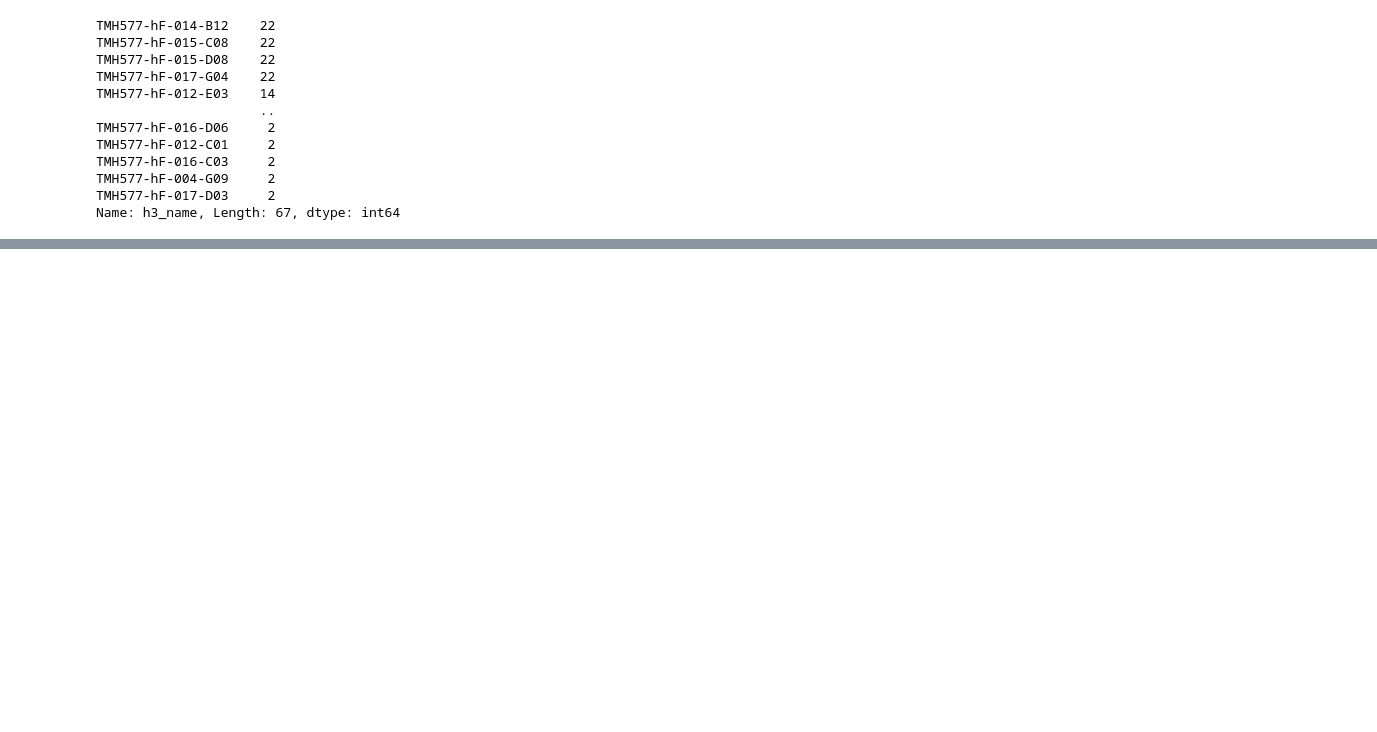
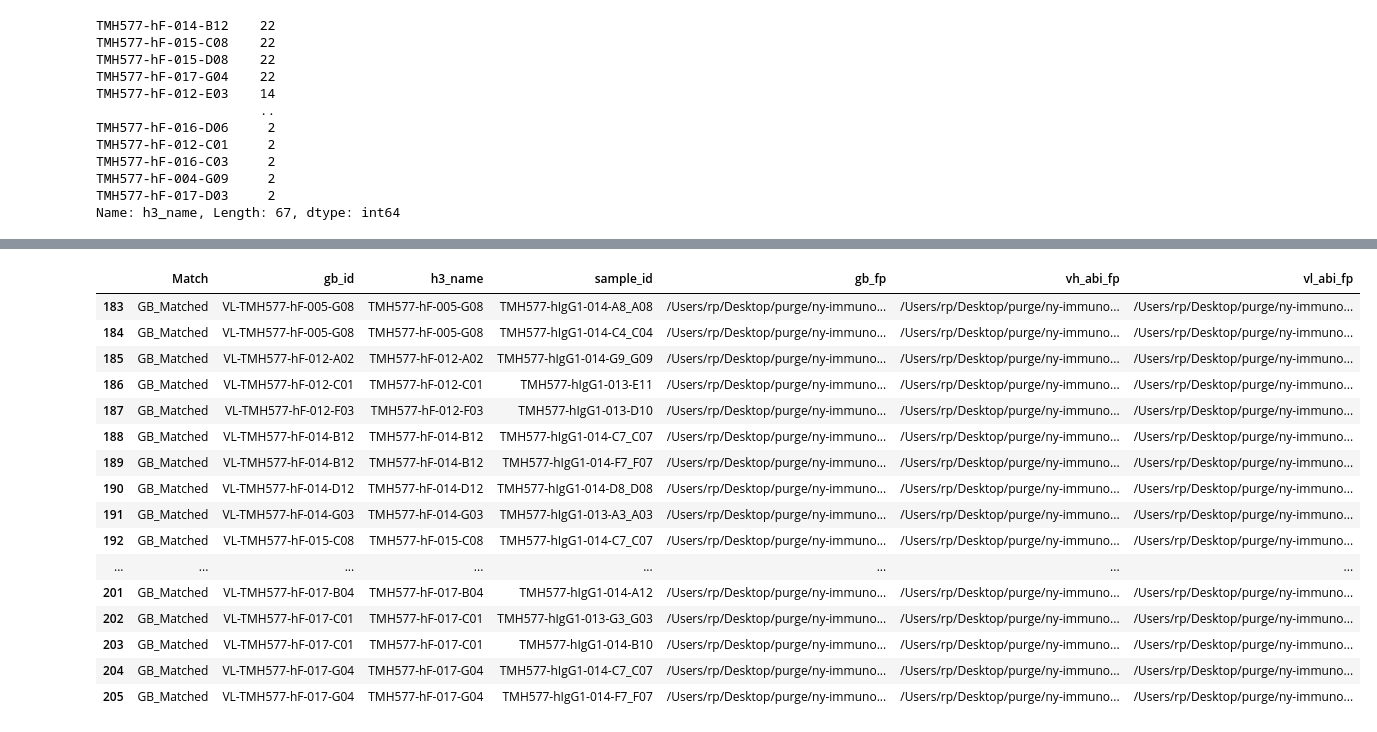
Before and after one commit to rosaak/ny-immuno-sanger, a Jupyter notebook: nbs2/run_with_new_data_RP_01.ipynb, the cells around one changed output, grey strips where cells are left out. Drawn from its saved outputs; the diff is of its cells as text; code cells hidden in the pictures; blank space fills up the shorter version.

```diff
--- a/nbs2/run_with_new_data_RP_01.ipynb
+++ b/nbs2/run_with_new_data_RP_01.ipynb
@@ -49,7 +63,7 @@ res_dir_vl = checking_dirs(f"{results_dir}/{pat_vl}", log, log_msg=True, create_
 # %%
 log.info("\nCHECKING THE AB1 FILES...")
-vh_abi_dict = {i.name.replace('.abi', '').replace(patrm_vh, '') : str(i) for i in sorted([*Path(abi_sequence_folder).glob(f"*{pat_vh}*.abi")])}
-vl_abi_dict = {i.name.replace('.abi', '').replace(patrm_vl, '') : str(i) for i in sorted([*Path(abi_sequence_folder).glob(f"*{pat_vl}*.abi")])}
+vh_abi_dict = {i.name.replace('.abi', '').replace(patrm_vh_abi, '') : str(i) for i in sorted([*Path(abi_sequence_folder).glob(f"*{pat_vh}*.abi")])}
+vl_abi_dict = {i.name.replace('.abi', '').replace(patrm_vl_abi, '') : str(i) for i in sorted([*Path(abi_sequence_folder).glob(f"*{pat_vl}*.abi")])}
 
 if len(vh_abi_dict) == len(vl_abi_dict):
     log.info(f"[+] INFO: There are {len(vh_abi_dict)} abi files in the abi sequence folder")
@@ -72,3 +90,31 @@ h3_dict = df.set_index('name', drop=True).to_dict().get('h3_nt')
+# %%
+def find_match_on_all_h3probes_v2(log: logging, h3_dict: dict,  d: SeqIO.SeqRecord, sample:str, vh_abi_dict: dict, vl_abi_dict: dict) -> list:
+    """
+    Returns: [orientation of match, h3_probe_name, sample_id, vh_abi_dp, vl_abi_fp, probe_seq, seq_record, abi_seq, trimmed_seq, trimmed_seq_qual]
+    inputs
+    log: logger
+    h3_dict: dictionary containing h3_name and probe_name
+    d: Sequence Record from the abi file
+    sample: sample id - comes from sample_ids
+    vh_abi_dict: dictionary containing vh names and full file path
+    vl_abi_dict: dictionary containing vl names and full file path
+    """
+    results = []
+    for h3key, h3val in h3_dict.items():
+        d_trimmed, d_trimquallst = get_trimmed_seq_record(d, get_quality=True)
+        seq_f = get_seq_from_record(d, reverse=False)
+        seq_r = get_seq_from_record(d, reverse=True)
+        vh_fn = vh_abi_dict.get(sample)
+        vl_fn = vl_abi_dict.get(sample)
+        if h3val in seq_f:
+            log.info(f"[+] PROBE_MATCHING: Forward_Strand_Match|{h3key}|{sample}|{vh_fn}|{vl_fn}")
+            results.append(["Forward_Strand_Match", h3key, sample, vh_fn, vl_fn, h3val, d, seq_f, d_trimmed, d_trimquallst])
+        elif h3val in seq_r:
+            log.info(f"[+] PROBE_MATCHING: Reverse_Strand_Match|{h3key}|{sample}|{vh_fn}|{vl_fn}")
+            results.append(["Reverse_Strand_Match", h3key, sample, vh_fn, vl_fn, h3val, d, seq_r, d_trimmed, d_trimquallst])
+        else:
+            pass
+    return(results)
 # %%
 # this loop  iternate through all the sample ids and find_match_on_all_h3probes function search for the probe on the normal seq and the rev complemented seq
 # if there is a match which will be returened as a list
@@ -78,19 +124,20 @@ result_vh, result_vl = [], []
 for sample in sample_ids:
     # print(f">>{sample}")
     _vhabi, _vlabi = get_abi_file_path(key=sample, vh_abi_dict=vh_abi_dict, vl_abi_dict=vl_abi_dict)
-    vh_d, vh_dtrim, vh_dqtrimlst = get_seqobj_from_abi(_vhabi)
-    vl_d, vl_dtrim, vl_dqtrimlst = get_seqobj_from_abi(_vlabi)
+    vh_d = get_seqobj_from_abi(_vhabi)  # returns a seq record obj of VH
+    vl_d = get_seqobj_from_abi(_vlabi)  # returns a seq record obj of VL
 
     # matching each probe on  VH and VL - normal and revcomp sequence
-    vh_prob_search = find_match_on_all_h3probes(log, h3_dict, vh_d, sample, vh_abi_dict, vl_abi_dict)
-    vl_prob_search = find_match_on_all_h3probes(log, h3_dict, vl_d, sample, vh_abi_dict, vl_abi_dict)
+    vh_prob_search = find_match_on_all_h3probes_v2(log, h3_dict, vh_d, sample, vh_abi_dict, vl_abi_dict)
+    vl_prob_search = find_match_on_all_h3probes_v2(log, h3_dict, vl_d, sample, vh_abi_dict, vl_abi_dict)
+
     if len(vh_prob_search) >=1:
         result_vh.append(vh_prob_search)
     if len(vl_prob_search) >=1:
         result_vl.append(vl_prob_search)
 log.info(f"\nFINISH ITERATING THROUGH EACH SAMPLE ID")
 # if vh and vl ids match then copy the files to a new place
-colnames=["Match","h3_name","sample_id","vh_abi_fp","vl_abi_fp","probe_seq", "abi_seq", "seq_record"]
+colnames=["Match","h3_name","sample_id","vh_abi_fp","vl_abi_fp","probe_seq", "seq_record", "abi_seq", "trimmed_seq", "trimmed_seq_qual"]
 df_vh = pd.DataFrame(chain.from_iterable(result_vh))
 df_vl = pd.DataFrame(chain.from_iterable(result_vl))
 df_vh.columns, df_vl.columns = colnames, colnames
@@ -285,0 +613,20 @@ gb_h3_matched_df
+# %%
+df_vl
+# %% [output]
+|  | Match | gb_id | h3_name | sample_id | gb_fp | vh_abi_fp | vl_abi_fp |
+| 183 | GB_Matched | VL-TMH577-hF-005-G08 | TMH577-hF-005-G08 | TMH577-hIgG1-014-A8_A08 | /Users/rp/Desktop/purge/ny-immuno... | /Users/rp/Desktop/purge/ny-immuno... | /Users/rp/Desktop/purge/ny-immuno... |
+| 184 | GB_Matched | VL-TMH577-hF-005-G08 | TMH577-hF-005-G08 | TMH577-hIgG1-014-C4_C04 | /Users/rp/Desktop/purge/ny-immuno... | /Users/rp/Desktop/purge/ny-immuno... | /Users/rp/Desktop/purge/ny-immuno... |
+| 185 | GB_Matched | VL-TMH577-hF-012-A02 | TMH577-hF-012-A02 | TMH577-hIgG1-014-G9_G09 | /Users/rp/Desktop/purge/ny-immuno... | /Users/rp/Desktop/purge/ny-immuno... | /Users/rp/Desktop/purge/ny-immuno... |
+| 186 | GB_Matched | VL-TMH577-hF-012-C01 | TMH577-hF-012-C01 | TMH577-hIgG1-013-E11 | /Users/rp/Desktop/purge/ny-immuno... | /Users/rp/Desktop/purge/ny-immuno... | /Users/rp/Desktop/purge/ny-immuno... |
+| 187 | GB_Matched | VL-TMH577-hF-012-F03 | TMH577-hF-012-F03 | TMH577-hIgG1-013-D10 | /Users/rp/Desktop/purge/ny-immuno... | /Users/rp/Desktop/purge/ny-immuno... | /Users/rp/Desktop/purge/ny-immuno... |
+| 188 | GB_Matched | VL-TMH577-hF-014-B12 | TMH577-hF-014-B12 | TMH577-hIgG1-014-C7_C07 | /Users/rp/Desktop/purge/ny-immuno... | /Users/rp/Desktop/purge/ny-immuno... | /Users/rp/Desktop/purge/ny-immuno... |
+| 189 | GB_Matched | VL-TMH577-hF-014-B12 | TMH577-hF-014-B12 | TMH577-hIgG1-014-F7_F07 | /Users/rp/Desktop/purge/ny-immuno... | /Users/rp/Desktop/purge/ny-immuno... | /Users/rp/Desktop/purge/ny-immuno... |
+| 190 | GB_Matched | VL-TMH577-hF-014-D12 | TMH577-hF-014-D12 | TMH577-hIgG1-014-D8_D08 | /Users/rp/Desktop/purge/ny-immuno... | /Users/rp/Desktop/purge/ny-immuno... | /Users/rp/Desktop/purge/ny-immuno... |
+| 191 | GB_Matched | VL-TMH577-hF-014-G03 | TMH577-hF-014-G03 | TMH577-hIgG1-013-A3_A03 | /Users/rp/Desktop/purge/ny-immuno... | /Users/rp/Desktop/purge/ny-immuno... | /Users/rp/Desktop/purge/ny-immuno... |
+| 192 | GB_Matched | VL-TMH577-hF-015-C08 | TMH577-hF-015-C08 | TMH577-hIgG1-014-C7_C07 | /Users/rp/Desktop/purge/ny-immuno... | /Users/rp/Desktop/purge/ny-immuno... | /Users/rp/Desktop/purge/ny-immuno... |
+| ... | ... | ... | ... | ... | ... | ... | ... |
+| 201 | GB_Matched | VL-TMH577-hF-017-B04 | TMH577-hF-017-B04 | TMH577-hIgG1-014-A12 | /Users/rp/Desktop/purge/ny-immuno... | /Users/rp/Desktop/purge/ny-immuno... | /Users/rp/Desktop/purge/ny-immuno... |
+| 202 | GB_Matched | VL-TMH577-hF-017-C01 | TMH577-hF-017-C01 | TMH577-hIgG1-013-G3_G03 | /Users/rp/Desktop/purge/ny-immuno... | /Users/rp/Desktop/purge/ny-immuno... | /Users/rp/Desktop/purge/ny-immuno... |
+| 203 | GB_Matched | VL-TMH577-hF-017-C01 | TMH577-hF-017-C01 | TMH577-hIgG1-014-B10 | /Users/rp/Desktop/purge/ny-immuno... | /Users/rp/Desktop/purge/ny-immuno... | /Users/rp/Desktop/purge/ny-immuno... |
+| 204 | GB_Matched | VL-TMH577-hF-017-G04 | TMH577-hF-017-G04 | TMH577-hIgG1-014-C7_C07 | /Users/rp/Desktop/purge/ny-immuno... | /Users/rp/Desktop/purge/ny-immuno... | /Users/rp/Desktop/purge/ny-immuno... |
+| 205 | GB_Matched | VL-TMH577-hF-017-G04 | TMH577-hF-017-G04 | TMH577-hIgG1-014-F7_F07 | /Users/rp/Desktop/purge/ny-immuno... | /Users/rp/Desktop/purge/ny-immuno... | /Users/rp/Desktop/purge/ny-immuno... |
```
Also changed, not shown: parts of 68 cells of this notebook.
